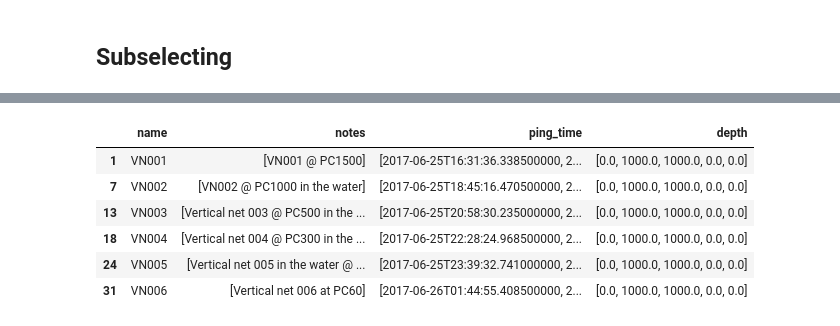
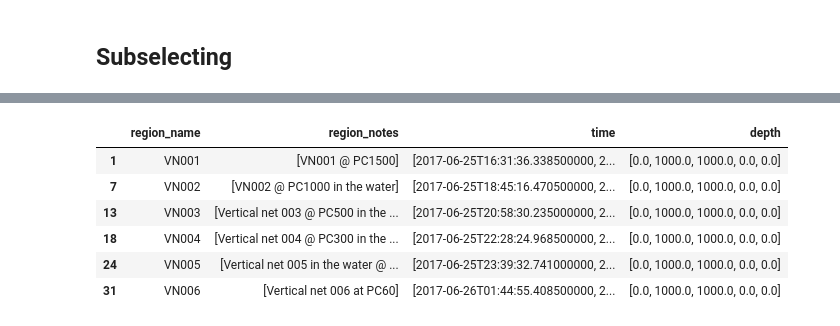
Before and after one commit to OSOceanAcoustics/echoregions, a Jupyter notebook: notebooks/Regions2D_functions.ipynb, the cells around one changed output, grey strips where cells are left out. Saved outputs shown, nothing was run; the diff lists cells and outputs as text; code cells hidden in the pictures.

```diff
--- a/notebooks/Regions2D_functions.ipynb
+++ b/notebooks/Regions2D_functions.ipynb
@@ -27,5 +41,7 @@ raw_files = list(raw_paths.glob('*.nc'))
+# %%
+EVR_FILE = 'x1.evr'
 # %%
-r2d = er.read_evr(evr_files[0])
+r2d = er.read_evr(EVR_FILE)
 r2d
 # %% [output]
 <echoregions.formats.regions2d.Regions2D at 0x...>
@@ -213,9 +285,9 @@ r2d.data.loc[r2d.data['bounding_rectangle_left'] < '2017-06-25 16:32:00']
 # %%
-# Selecting regions with notes with a name containing VN
-df = r2d.data[r2d.data['notes'].astype(bool) & r2d.data['name'].str.contains('VN')]
-df[['name', 'notes', 'ping_time', 'depth']]
+# Selecting regions with notes with a name containing VN (Vertical Net)
+df = r2d.data[r2d.data['region_notes'].astype(bool) & r2d.data['region_name'].str.contains('VN')]
+df[['region_name', 'region_notes', 'time', 'depth']]
 # %% [output]
-|  | name | notes | ping_time | depth |
+|  | region_name | region_notes | time | depth |
 | 1 | VN001 | [VN001 @ PC1500] | [2017-06-25T16:31:36.338500000, 2... | [0.0, 1000.0, 1000.0, 0.0, 0.0] |
 | 7 | VN002 | [VN002 @ PC1000 in the water] | [2017-06-25T18:45:16.470500000, 2... | [0.0, 1000.0, 1000.0, 0.0, 0.0] |
 | 13 | VN003 | [Vertical net 003 @ PC500 in the ... | [2017-06-25T20:58:30.235000000, 2... | [0.0, 1000.0, 1000.0, 0.0, 0.0] |
```
Also changed, not shown: parts of 48 cells of this notebook.
